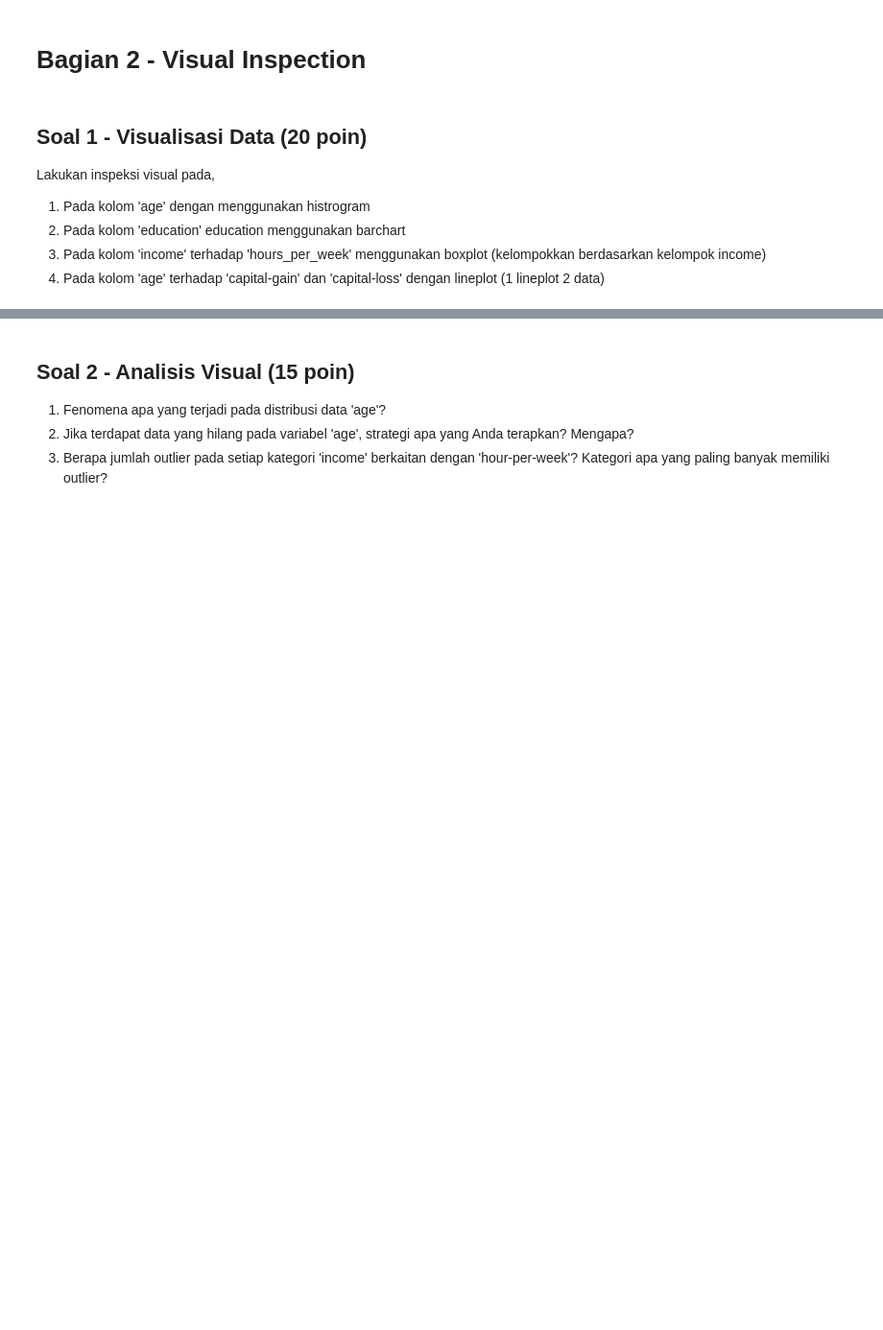
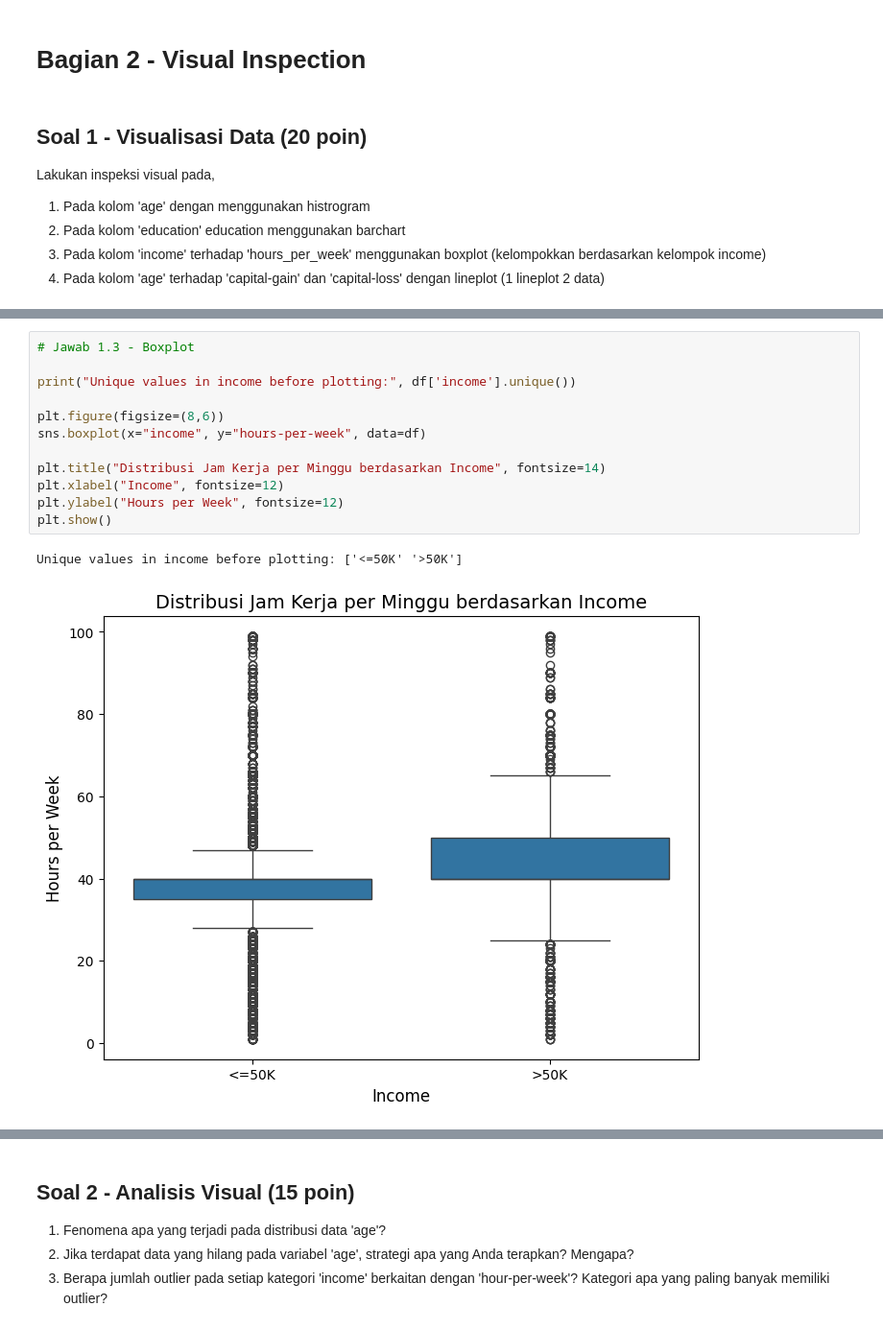
Before and after one commit to trisskmasarahh/Machine-Learning_Ganjil_2025, a Jupyter notebook: Sarah_SOAL_KUIS1_ML.ipynb, the cells around one changed output, grey strips where cells are left out. Shown at 96% size. Drawn from its saved outputs; the diff is of its cells as text; blank space fills up the shorter version.

```diff
--- a/Sarah_SOAL_KUIS1_ML.ipynb
+++ b/Sarah_SOAL_KUIS1_ML.ipynb
@@ -108,0 +255,15 @@ Lakukan inspeksi visual pada,
+# %%
+# Jawab 1.3 - Boxplot
+
+print("Unique values in income before plotting:", df['income'].unique())
+
+plt.figure(figsize=(8,6))
+sns.boxplot(x="income", y="hours-per-week", data=df)
+
+plt.title("Distribusi Jam Kerja per Minggu berdasarkan Income", fontsize=14)
+plt.xlabel("Income", fontsize=12)
+plt.ylabel("Hours per Week", fontsize=12)
+plt.show()
+# %% [output]
+Unique values in income before plotting: ['<=50K' '>50K']
+[figure, added]
```
Also changed, not shown: parts of 25 cells of this notebook.
